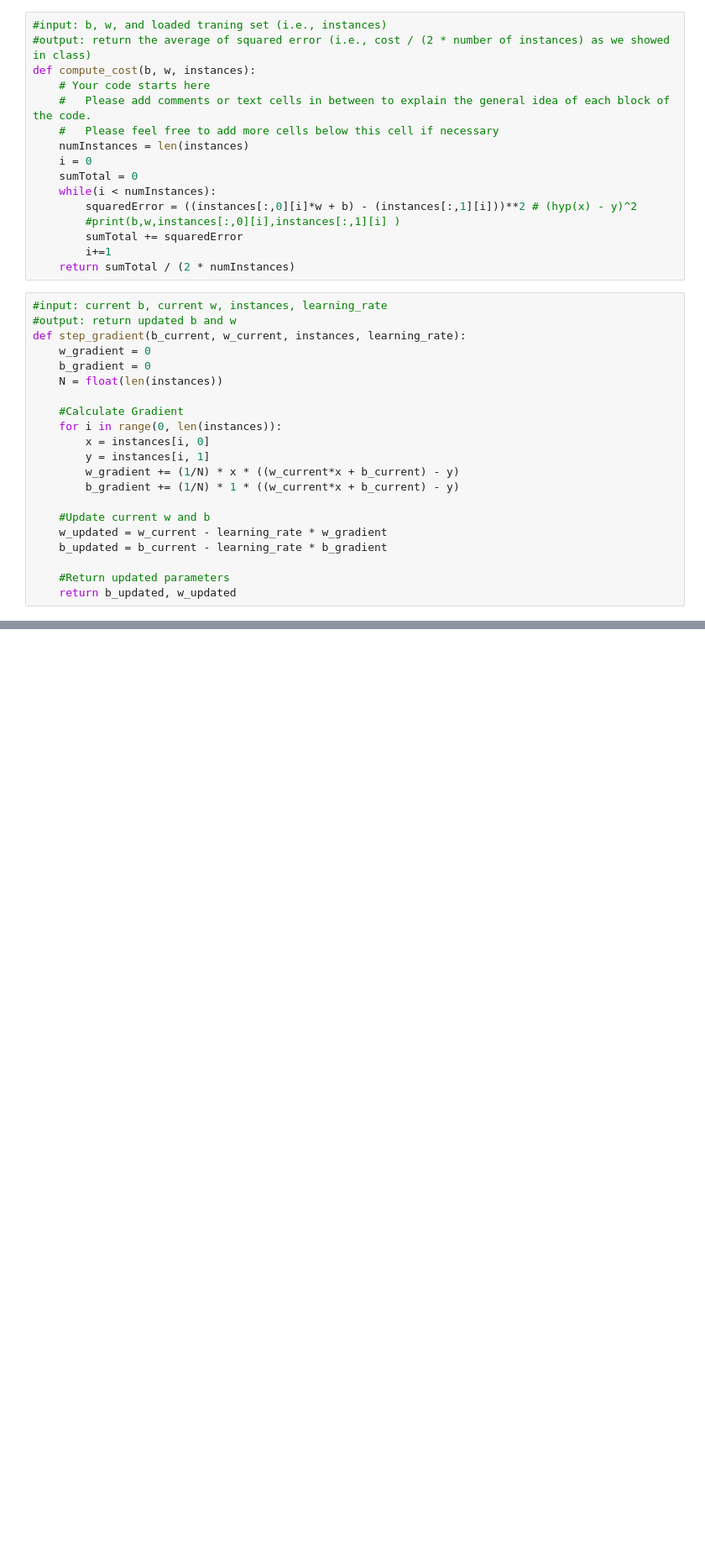
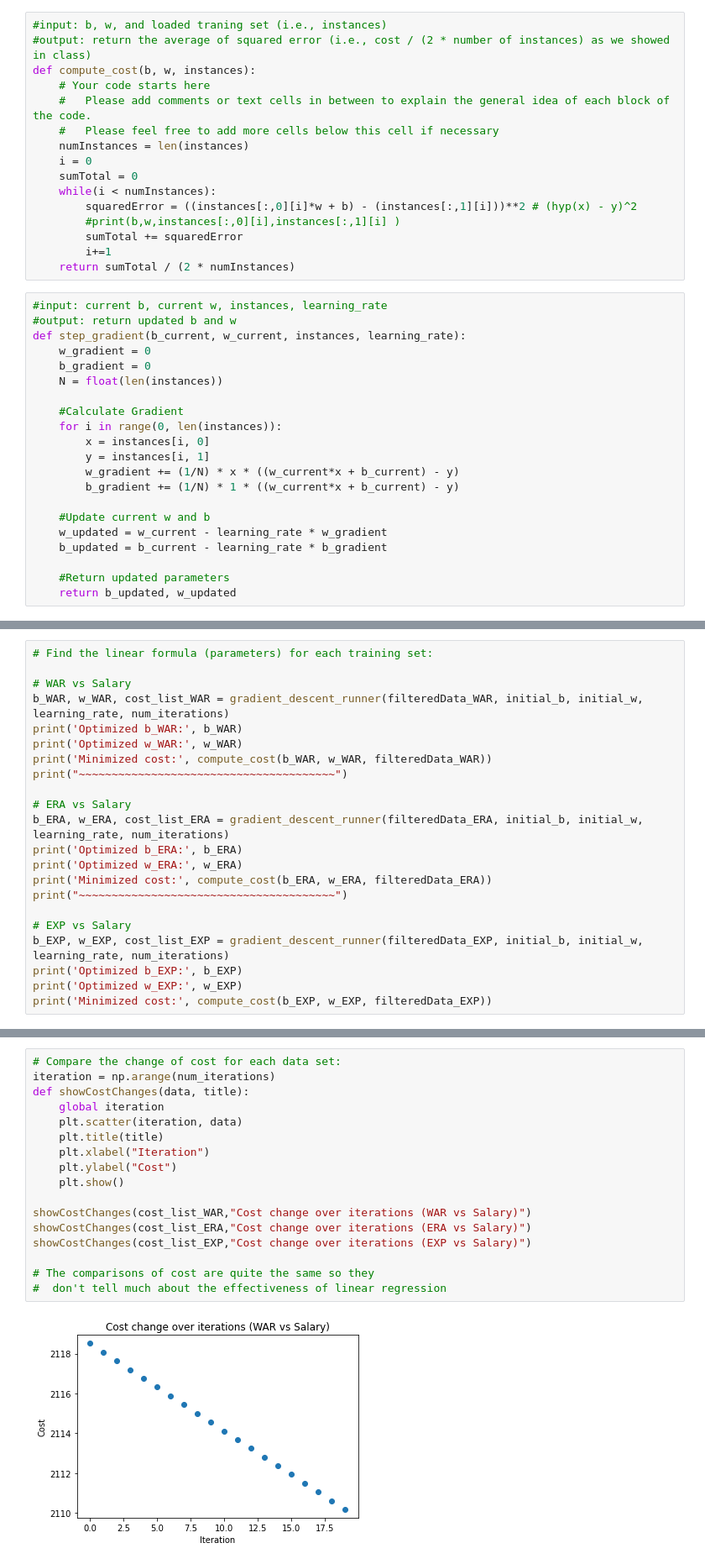
Before and after one commit to DS3001-Team-WHZM/GroupProject, a Jupyter notebook: DS Project .ipynb, the cells around one changed output, grey strips where cells are left out. Shown: that part at 84% size. Drawn from its saved outputs; the diff is of its cells as text; blank space fills up the shorter version.

```diff
--- a/DS Project .ipynb
+++ b/DS Project .ipynb
@@ -290,0 +232,22 @@ TypeError: only integer scalar arrays can be converted to a scalar index
+# %%
+# Find the linear formula (parameters) for each training set:
+
+# WAR vs Salary
+b_WAR, w_WAR, cost_list_WAR = gradient_descent_runner(filteredData_WAR, initial_b, initial_w, learning_rate, num_iterations)
+print('Optimized b_WAR:', b_WAR)
+print('Optimized w_WAR:', w_WAR)
+print('Minimized cost:', compute_cost(b_WAR, w_WAR, filteredData_WAR))
+print("~~~~~~~~~~~~~~~~~~~~~~~~~~~~~~~~~~~~~~~")
+
+# ERA vs Salary
+b_ERA, w_ERA, cost_list_ERA = gradient_descent_runner(filteredData_ERA, initial_b, initial_w, learning_rate, num_iterations)
+print('Optimized b_ERA:', b_ERA)
+print('Optimized w_ERA:', w_ERA)
+print('Minimized cost:', compute_cost(b_ERA, w_ERA, filteredData_ERA))
+print("~~~~~~~~~~~~~~~~~~~~~~~~~~~~~~~~~~~~~~~")
+
+# EXP vs Salary
+b_EXP, w_EXP, cost_list_EXP = gradient_descent_runner(filteredData_EXP, initial_b, initial_w, learning_rate, num_iterations)
+print('Optimized b_EXP:', b_EXP)
+print('Optimized w_EXP:', w_EXP)
+print('Minimized cost:', compute_cost(b_EXP, w_EXP, filteredData_EXP))
@@ -290,0 +266,19 @@ TypeError: only integer scalar arrays can be converted to a scalar index
+# %%
+# Compare the change of cost for each data set:
+iteration = np.arange(num_iterations)
+def showCostChanges(data, title):
+    global iteration
+    plt.scatter(iteration, data)
+    plt.title(title)
+    plt.xlabel("Iteration")
+    plt.ylabel("Cost")
+    plt.show()
+
+showCostChanges(cost_list_WAR,"Cost change over iterations (WAR vs Salary)")
+showCostChanges(cost_list_ERA,"Cost change over iterations (ERA vs Salary)")
+showCostChanges(cost_list_EXP,"Cost change over iterations (EXP vs Salary)")
+
+# The comparisons of cost are quite the same so they
+#  don't tell much about the effectiveness of linear regression
+# %% [output]
+[figure, added]
```
Also changed, not shown: parts of 33 cells of this notebook.
